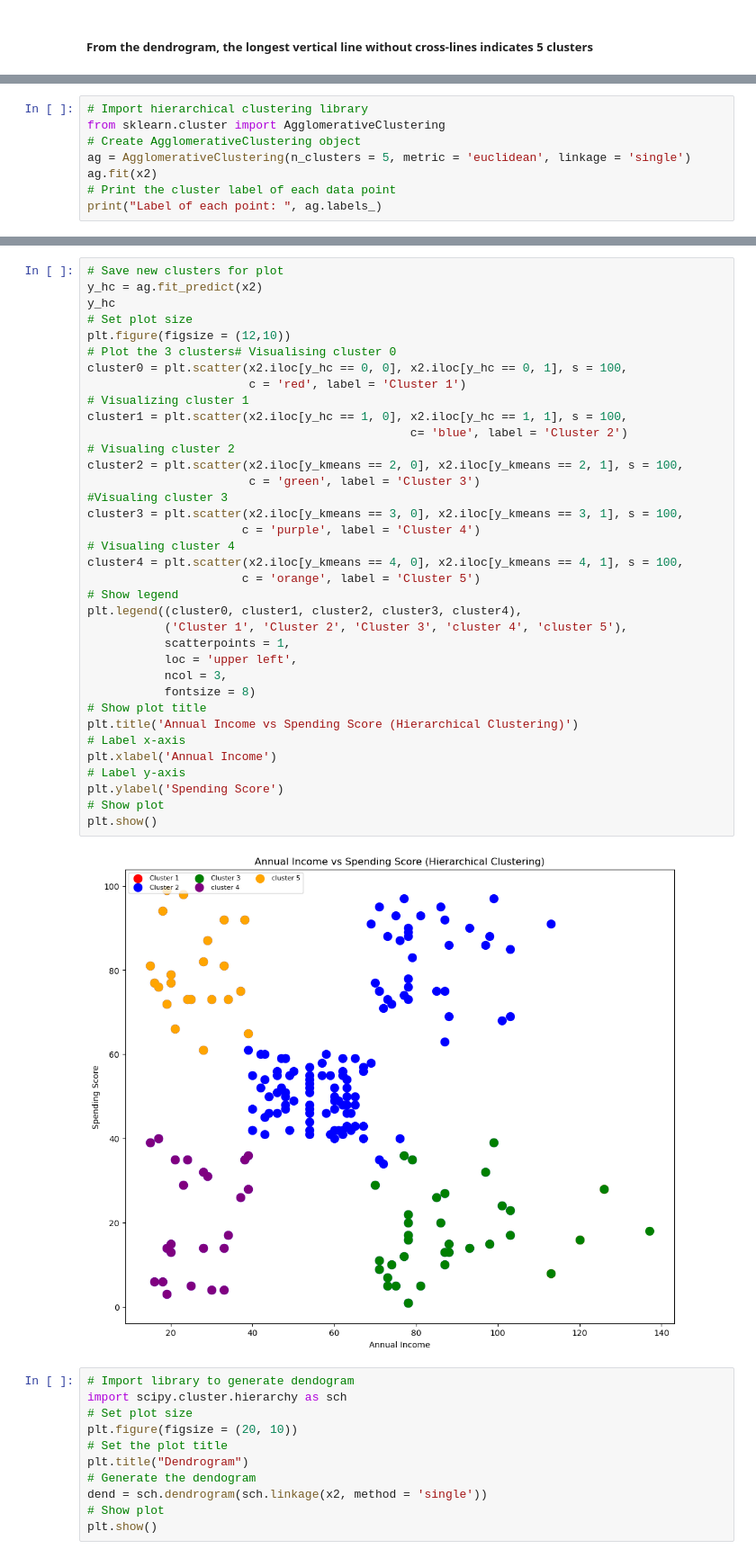
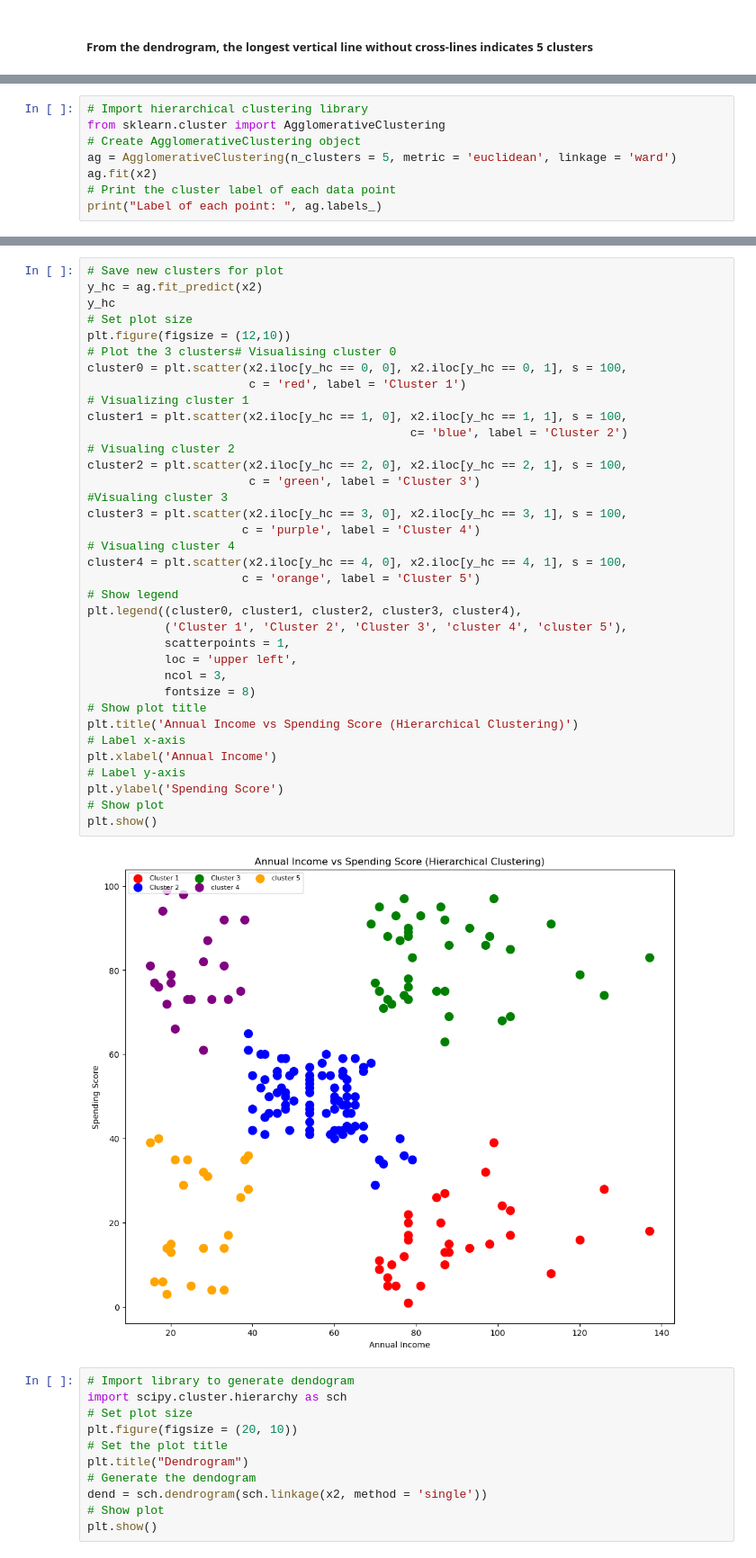
Before and after one commit to Syaza777/Hierarchical-Clustering, a Jupyter notebook: Lab7_ClusteringExercise.ipynb, the cells around one changed output, grey strips where cells are left out. Shown: that part at 90% size. Drawn from its saved outputs; the diff is of its cells as text.

```diff
--- a/Lab7_ClusteringExercise.ipynb
+++ b/Lab7_ClusteringExercise.ipynb
@@ -209,7 +211,7 @@ plt.show()
 # Import hierarchical clustering library
 from sklearn.cluster import AgglomerativeClustering
 # Create AgglomerativeClustering object
-ag = AgglomerativeClustering(n_clusters = 5, metric = 'euclidean', linkage = 'single')
+ag = AgglomerativeClustering(n_clusters = 5, metric = 'euclidean', linkage = 'ward')
 ag.fit(x2)
 # Print the cluster label of each data point
 print("Label of each point: ", ag.labels_)
@@ -227,37 +229,37 @@ y_hc
 # Set plot size
 plt.figure(figsize = (12,10))
 # Plot the 3 clusters# Visualising cluster 0
 cluster0 = plt.scatter(x2.iloc[y_hc == 0, 0], x2.iloc[y_hc == 0, 1], s = 100,
                        c = 'red', label = 'Cluster 1')
 # Visualizing cluster 1
 cluster1 = plt.scatter(x2.iloc[y_hc == 1, 0], x2.iloc[y_hc == 1, 1], s = 100,
                                               c= 'blue', label = 'Cluster 2')
 # Visualing cluster 2
-cluster2 = plt.scatter(x2.iloc[y_kmeans == 2, 0], x2.iloc[y_kmeans == 2, 1], s = 100,
+cluster2 = plt.scatter(x2.iloc[y_hc == 2, 0], x2.iloc[y_hc == 2, 1], s = 100,
                        c = 'green', label = 'Cluster 3')
 #Visualing cluster 3
-cluster3 = plt.scatter(x2.iloc[y_kmeans == 3, 0], x2.iloc[y_kmeans == 3, 1], s = 100,
+cluster3 = plt.scatter(x2.iloc[y_hc == 3, 0], x2.iloc[y_hc == 3, 1], s = 100,
                       c = 'purple', label = 'Cluster 4')
 # Visualing cluster 4
-cluster4 = plt.scatter(x2.iloc[y_kmeans == 4, 0], x2.iloc[y_kmeans == 4, 1], s = 100,
+cluster4 = plt.scatter(x2.iloc[y_hc == 4, 0], x2.iloc[y_hc == 4, 1], s = 100,
                       c = 'orange', label = 'Cluster 5')
 # Show legend
 plt.legend((cluster0, cluster1, cluster2, cluster3, cluster4),
            ('Cluster 1', 'Cluster 2', 'Cluster 3', 'cluster 4', 'cluster 5'),
            scatterpoints = 1,
            loc = 'upper left',
            ncol = 3,
            fontsize = 8)
 # Show plot title
 plt.title('Annual Income vs Spending Score (Hierarchical Clustering)')
 # Label x-axis
 plt.xlabel('Annual Income')
 # Label y-axis
 plt.ylabel('Spending Score')
 # Show plot
 plt.show()
 # %% [output]
-[figure, old version]
+[figure, new version]
 # %%
 # Import library to generate dendogram
 import scipy.cluster.hierarchy as sch
```
Also changed, not shown: parts of 10 cells of this notebook, 1 other file.
